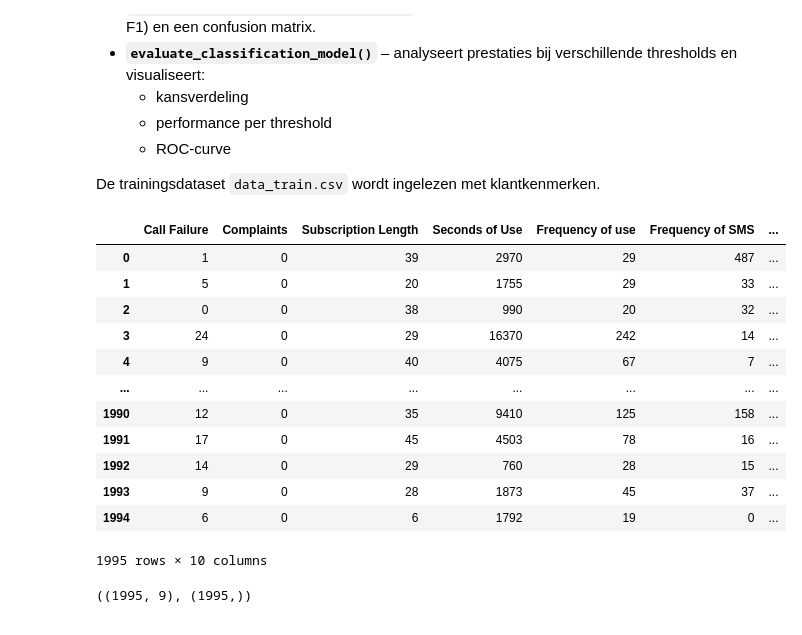
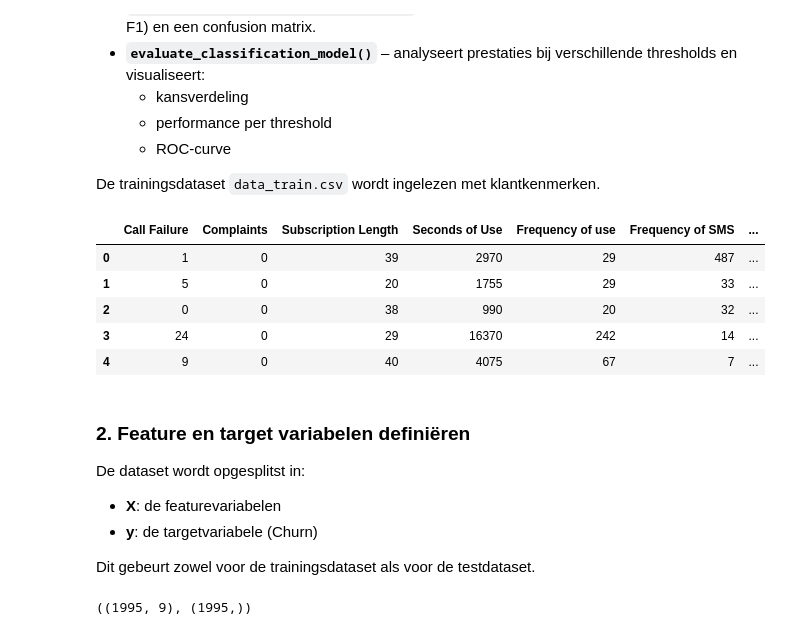
Before and after one commit to Murielle01/BP-3.4, a Jupyter notebook: scripts/opdracht 2/beslisboom.ipynb, the cells around one changed output. Cells and saved outputs as stored; diff of their text form; code cells hidden in the pictures.

```diff
--- a/scripts/opdracht 2/beslisboom.ipynb
+++ b/scripts/opdracht 2/beslisboom.ipynb
@@ -78,21 +390,22 @@ from IPython.display import display, HTML
 # %%
 # Alleen train inladen
 df = pd.read_csv("data_train.csv", sep=",", decimal=".")
-df
+df.head()
 # %% [output]
 |  | Call Failure | Complaints | Subscription Length | Seconds of Use | Frequency of use | Frequency of SMS | ... |
 | 0 | 1 | 0 | 39 | 2970 | 29 | 487 | ... |
 | 1 | 5 | 0 | 20 | 1755 | 29 | 33 | ... |
 | 2 | 0 | 0 | 38 | 990 | 20 | 32 | ... |
 | 3 | 24 | 0 | 29 | 16370 | 242 | 14 | ... |
 | 4 | 9 | 0 | 40 | 4075 | 67 | 7 | ... |
-| ... | ... | ... | ... | ... | ... | ... | ... |
-| 1990 | 12 | 0 | 35 | 9410 | 125 | 158 | ... |
-| 1991 | 17 | 0 | 45 | 4503 | 78 | 16 | ... |
-| 1992 | 14 | 0 | 29 | 760 | 28 | 15 | ... |
-| 1993 | 9 | 0 | 28 | 1873 | 45 | 37 | ... |
-| 1994 | 6 | 0 | 6 | 1792 | 19 | 0 | ... |
-1995 rows × 10 columns
+# %% [markdown]
+### 2. Feature en target variabelen definiëren
+
+De dataset wordt opgesplitst in:
+- **X**: de featurevariabelen
+- **y**: de targetvariabele (Churn)
+
+Dit gebeurt zowel voor de trainingsdataset als voor de testdataset.
 # %%
 # Scheiden van target en input variabelen
 target = "Churn"
```
Also changed, not shown: parts of 23 cells of this notebook, 1 other file.
